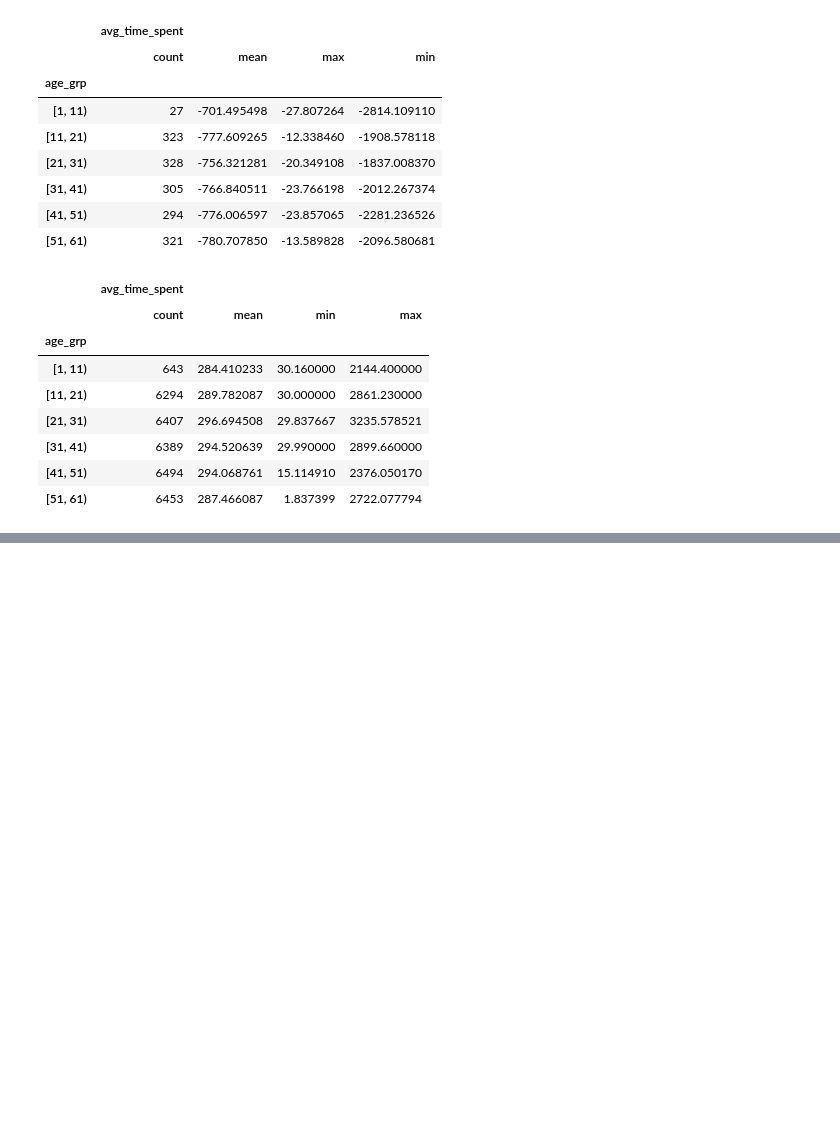
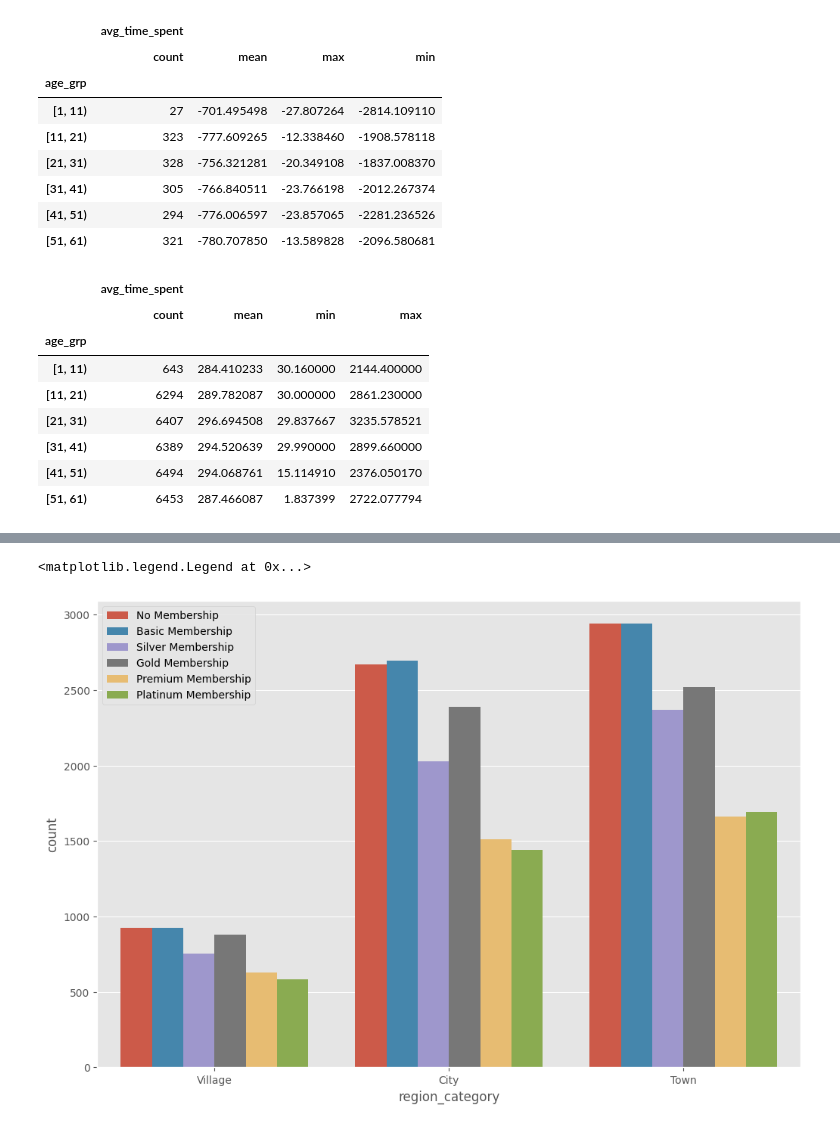
Before and after one commit to AshutoshsinghIndore/customer-churn-model, a Jupyter notebook: Notebook/Notebook.ipynb, the cells around one changed output, grey strips where cells are left out. Cells and saved outputs as stored; diff of their text form; code cells hidden in the pictures; blank space fills up the shorter version.

```diff
--- a/Notebook/Notebook.ipynb
+++ b/Notebook/Notebook.ipynb
@@ -256,0 +264,8 @@ Name: avg_frequency_login_days, Length: 36992, dtype: object
+# %%
+plt.figure(figsize=(12, 8))
+sns.countplot(data = df, x = 'region_category', hue = 'membership_category', hue_order = ['No Membership', 'Basic Membership', 'Silver Membership',
+                                                                                         'Gold Membership', 'Premium Membership', 'Platinum Membership'])
+plt.legend()
+# %% [output]
+<matplotlib.legend.Legend at 0x...>
+[figure, added]
```
Also changed, not shown: parts of 12 cells of this notebook.
